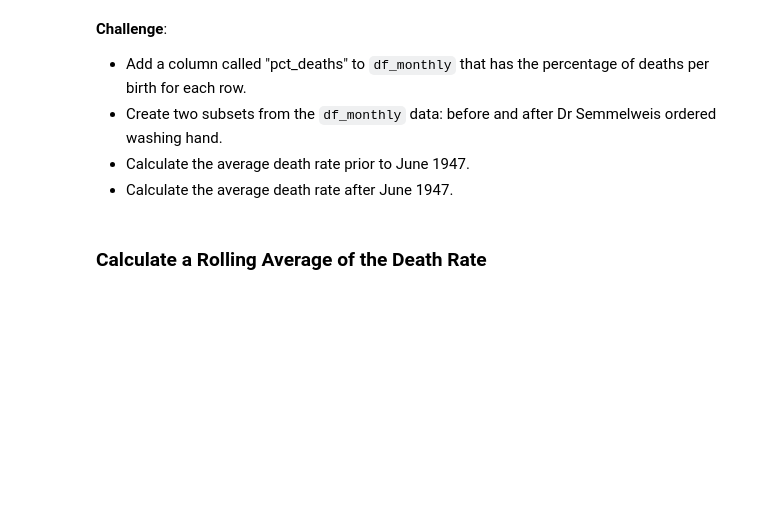
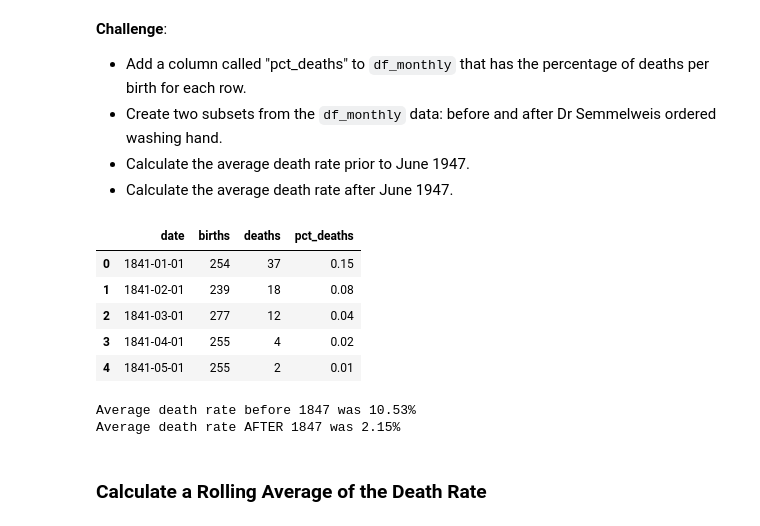
Before and after one commit to PuddiPuddi96/Python, a Jupyter notebook: 100-days-of-code/day-80/notebooks/Dr_Semmelweis_Handwashing_Discovery.ipynb, the cells around one changed output. Drawn from its saved outputs; the diff is of its cells as text; code cells hidden in the pictures; blank space fills up the shorter version.

```diff
--- a/100-days-of-code/day-80/notebooks/Dr_Semmelweis_Handwashing_Discovery.ipynb
+++ b/100-days-of-code/day-80/notebooks/Dr_Semmelweis_Handwashing_Discovery.ipynb
@@ -278,3 +278,13 @@ handwashing_start = pd.to_datetime('1847-06-01')
 * Create two subsets from the `df_monthly` data: before and after Dr Semmelweis ordered washing hand.
 * Calculate the average death rate prior to June 1947.
 * Calculate the average death rate after June 1947.
+# %%
+df_monthly['pct_deaths'] = df_monthly.deaths/df_monthly.births
+df_monthly.head()
+# %% [output]
+|  | date | births | deaths | pct_deaths |
+| 0 | 1841-01-01 | 254 | 37 | 0.15 |
+| 1 | 1841-02-01 | 239 | 18 | 0.08 |
+| 2 | 1841-03-01 | 277 | 12 | 0.04 |
+| 3 | 1841-04-01 | 255 | 4 | 0.02 |
+| 4 | 1841-05-01 | 255 | 2 | 0.01 |
@@ -281,3 +294,12 @@ handwashing_start = pd.to_datetime('1847-06-01')
+# %%
+bw_rate = before_washing.deaths.sum() / before_washing.births.sum() * 100
+aw_rate = after_washing.deaths.sum() / after_washing.births.sum() * 100
+
+print(f'Average death rate before 1847 was {bw_rate:.4}%')
+print(f'Average death rate AFTER 1847 was {aw_rate:.3}%')
+# %% [output]
+Average death rate before 1847 was 10.53%
+Average death rate AFTER 1847 was 2.15%
 # %% [markdown]
 ### Calculate a Rolling Average of the Death Rate
 # %% [markdown]
```
Also changed, not shown: parts of 3 cells of this notebook.
